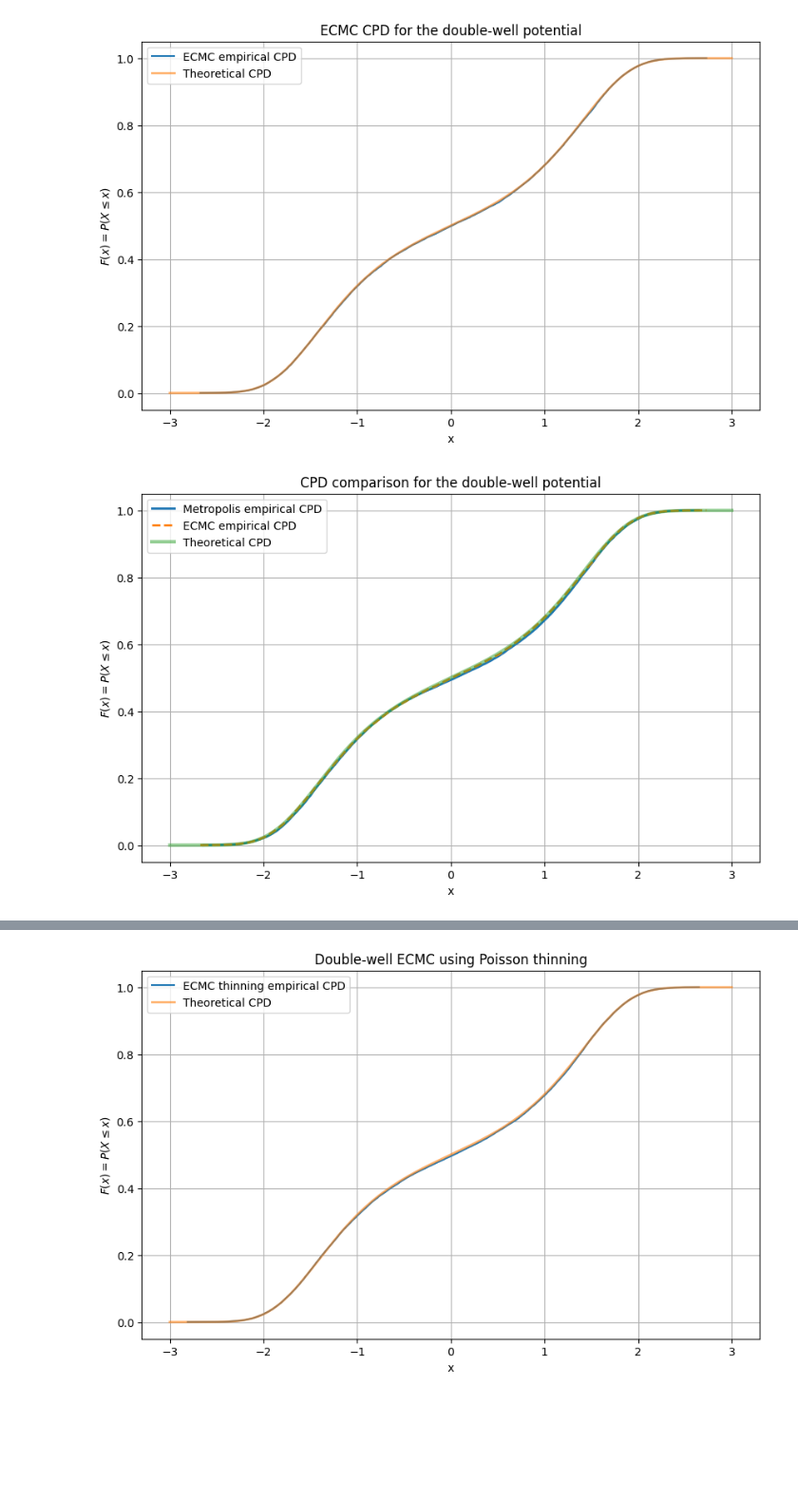
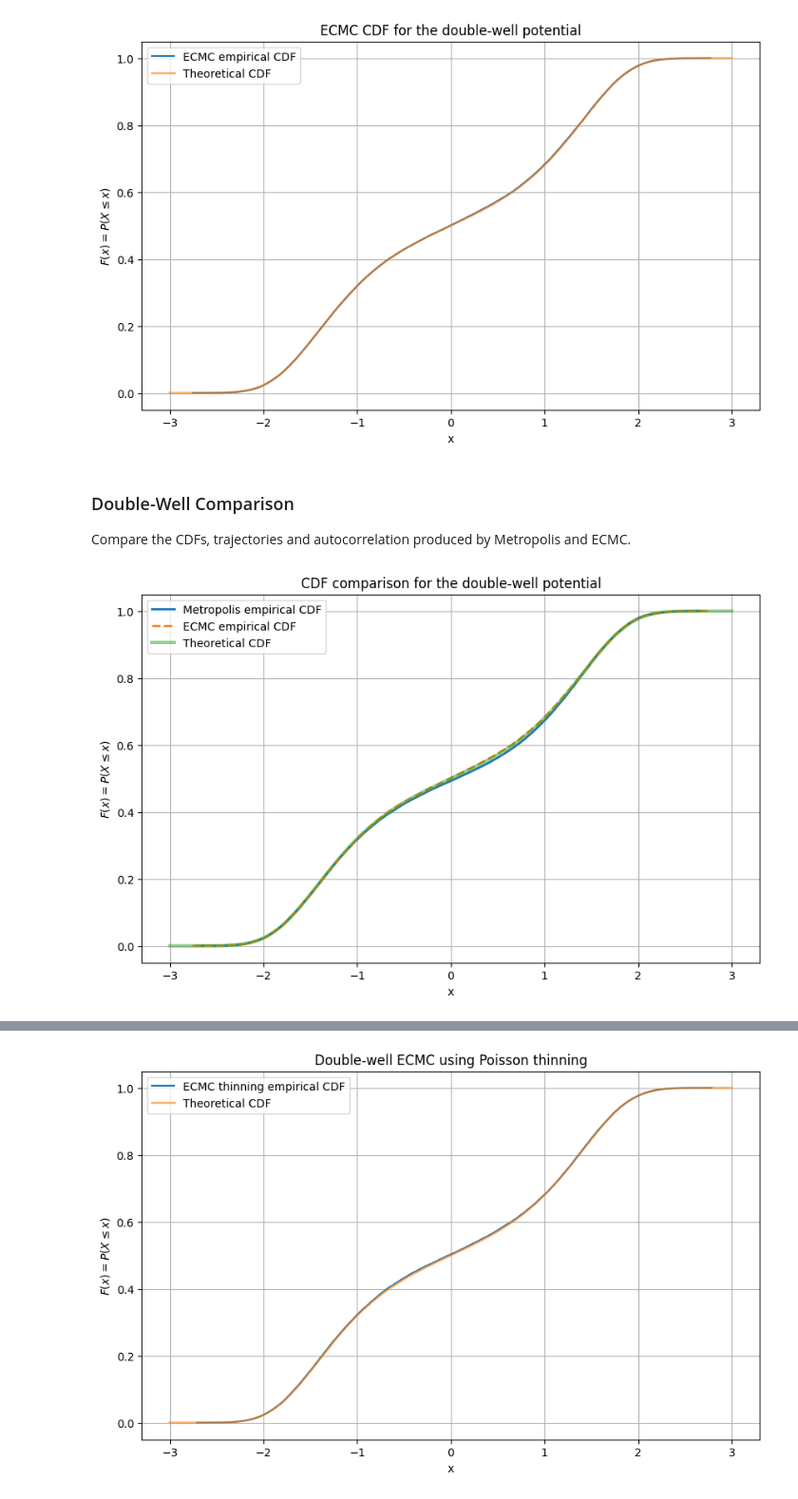
Before and after one commit to Shinichi03/PMSC_Individual_Project, a Jupyter notebook: Baseline Cases/Ground_Work.ipynb, the cells around one changed output, grey strips where cells are left out. Shown at 95% size. Drawn from its saved outputs; the diff is of its cells as text; code cells hidden in the pictures; blank space fills up the shorter version.

```diff
--- a/Baseline Cases/Ground_Work.ipynb
+++ b/Baseline Cases/Ground_Work.ipynb
@@ -596,7 +651,7 @@ double_potential = lambda x: U_double(x, a, b)
 
 temperature = 1.0
 initial_x = 0.0
-num_steps = 50_000
+num_steps = 10**5
 proposal_width = 1.0
 burn_in = 1_000
 
@@ -733,7 +792,7 @@ def solve_distance_to_target_potential(x_start, velocity, target_potential, pote
         while potential_func(x_start + velocity * right_distance) < target_potential:
             right_distance *= 2.0
 
-            if right_distance > 1e6:
+            if right_distance > 10**5:
                 raise RuntimeError("Could not bracket the event distance.")
 
     else:
@@ -925,7 +984,7 @@ def run_ecmc_double_well(initial_x, num_burn_in_steps, num_samples, distance_bet
     return np.array([potential_trajectory, position_trajectory])
 # %%
 num_burn_in_steps = 1_000
-num_samples = 50_000
+num_samples = 10**5
 distance_between_samples = 1.0
 initial_x = 0.0
 temperature = 1.0
@@ -948,11 +1007,11 @@ Number of double-well ECMC events: 29834
 # %%
-ecmc_double_x_cpd, ecmc_double_y_cpd = empirical_cpd(
+ecmc_double_x_cdf, ecmc_double_y_cdf = empirical_cdf(
     ecmc_double_position_samples
 )
 
 x_grid_double = np.linspace(-3, 3, 4000)
 
-theory_double_cpd = theoretical_cpd(
+theory_double_cdf = theoretical_cdf(
     x_grid_double,
     double_potential,
     temperature
@@ -961,61 +1020,65 @@ theory_double_cpd = theoretical_cpd(
 plt.figure(figsize=(10, 6))
 
 plt.plot(
-    ecmc_double_x_cpd,
-    ecmc_double_y_cpd,
-    label="ECMC empirical CPD"
+    ecmc_double_x_cdf,
+    ecmc_double_y_cdf,
+    label="ECMC empirical CDF"
 )
 
 plt.plot(
     x_grid_double,
-    theory_double_cpd,
+    theory_double_cdf,
     linewidth=2,
     alpha=0.6,
-    label="Theoretical CPD"
+    label="Theoretical CDF"
 )
 
 plt.xlabel("x")
 plt.ylabel(r"$F(x) = P(X \leq x)$")
-plt.title("ECMC CPD for the double-well potential")
+plt.title("ECMC CDF for the double-well potential")
 plt.grid()
 plt.legend()
 plt.show()
 # %% [output]
 [figure]
+# %% [markdown]
+### Double-Well Comparison
+
+Compare the CDFs, trajectories and autocorrelation produced by Metropolis and ECMC.
 # %%
 plt.figure(figsize=(10, 6))
 
 plt.plot(
-    metropolis_double_x_cpd,
-    metropolis_double_y_cpd,
+    metropolis_double_x_cdf,
+    metropolis_double_y_cdf,
     linewidth=2,
-    label="Metropolis empirical CPD"
+    label="Metropolis empirical CDF"
 )
 
 plt.plot(
-    ecmc_double_x_cpd,
-    ecmc_double_y_cpd,
+    ecmc_double_x_cdf,
+    ecmc_double_y_cdf,
     linewidth=2,
     linestyle="--",
-    label="ECMC empirical CPD"
+    label="ECMC empirical CDF"
 )
 
 plt.plot(
     x_grid_double,
-    theory_double_cpd,
+    theory_double_cdf,
     linewidth=3,
     alpha=0.5,
-    label="Theoretical CPD"
+    label="Theoretical CDF"
 )
 
 plt.xlabel("x")
 plt.ylabel(r"$F(x) = P(X \leq x)$")
-plt.title("CPD comparison for the double-well potential")
+plt.title("CDF comparison for the double-well potential")
 plt.grid()
 plt.legend()
 plt.show()
 # %% [output]
-[figure, old version]
+[figure, new version]
 # %%
 plt.figure(figsize=(12, 5))
 
```
Also changed, not shown: parts of 51 cells of this notebook.
